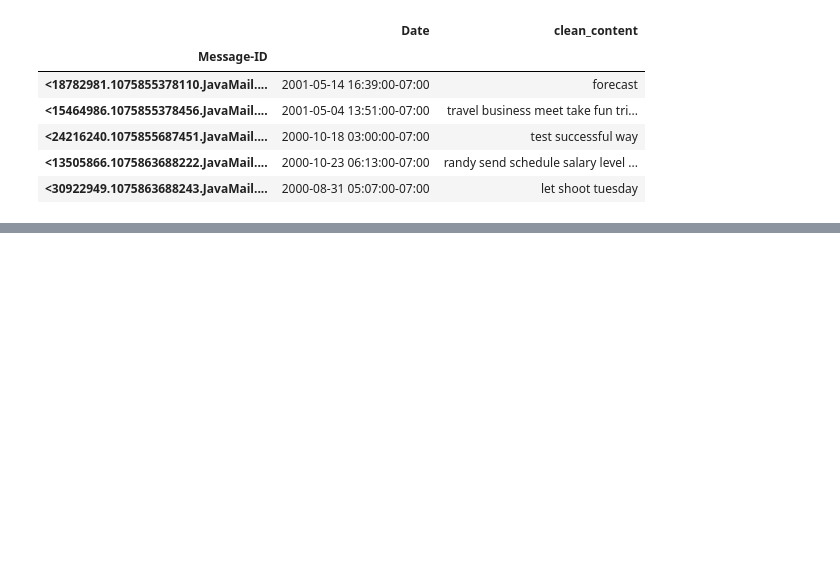
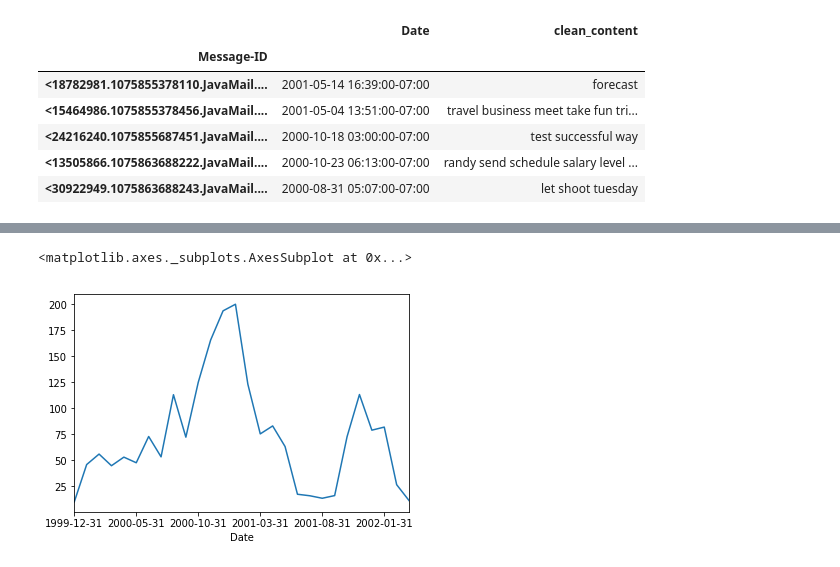
Before and after one commit to JiaMa-SJSU/Auto-complete, a Jupyter notebook: smart_email_compose.ipynb, the cells around one changed output, grey strips where cells are left out. Cells and saved outputs as stored; diff of their text form; code cells hidden in the pictures; blank space fills up the shorter version.

Commit message:
defective sentiment analysis

```diff
--- a/smart_email_compose.ipynb
+++ b/smart_email_compose.ipynb
@@ -496,0 +494,13 @@ calculate_sentiment_nb(test1, attribute= 0)
+# %%
+# keep only subjective content
+def subject_screen (obj):
+    if obj == 0 or obj < 0:
+        return 0
+# screening time line
+def year_dec (time):
+    if time.year < 1998 or time.year > 2002:
+        return 0
+# %%
+sentiment_df = sentiment_df[sentiment_df['subjectivity'].map(subject_screen) != 0]
+print(sentiment_df.shape)
+sentiment_df.head()
@@ -496,0 +516,7 @@ calculate_sentiment_nb(test1, attribute= 0)
+# %%
+sentiment_df1 = sentiment_df[sentiment_df['Date'].map(year_dec) != 0]
+print(sentiment_df1.describe())
+sentiment_df1['Date'] = pd.to_datetime(sentiment_df1['Date'], utc='us')
+sentiment_df1 = sentiment_df1.set_index('Date')
+print(sentiment_df1.shape)
+sentiment_df1.head()
@@ -496,0 +546,5 @@ calculate_sentiment_nb(test1, attribute= 0)
+# %%
+sentiment_df_plot = sentiment_df1.resample('M').polarity.sum()
+sentiment_df_plot.index = sentiment_df_plot.index.astype(str).str[:10]
+print(sentiment_df1.shape)
+sentiment_df_plot.head()
@@ -496,0 +560,5 @@ calculate_sentiment_nb(test1, attribute= 0)
+# %%
+sentiment_df_plot.plot()
+# %% [output]
+<matplotlib.axes._subplots.AxesSubplot at 0x...>
+[figure, added]
```
Also changed, not shown: parts of 13 cells of this notebook.
